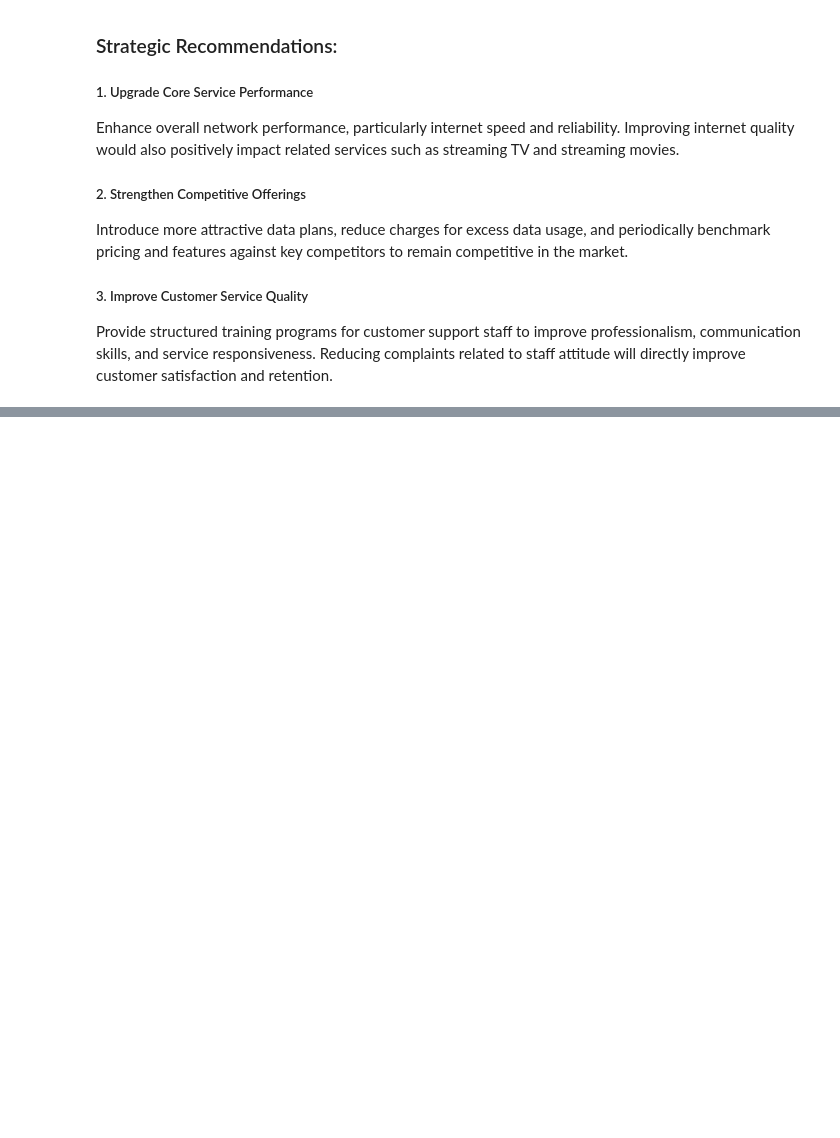
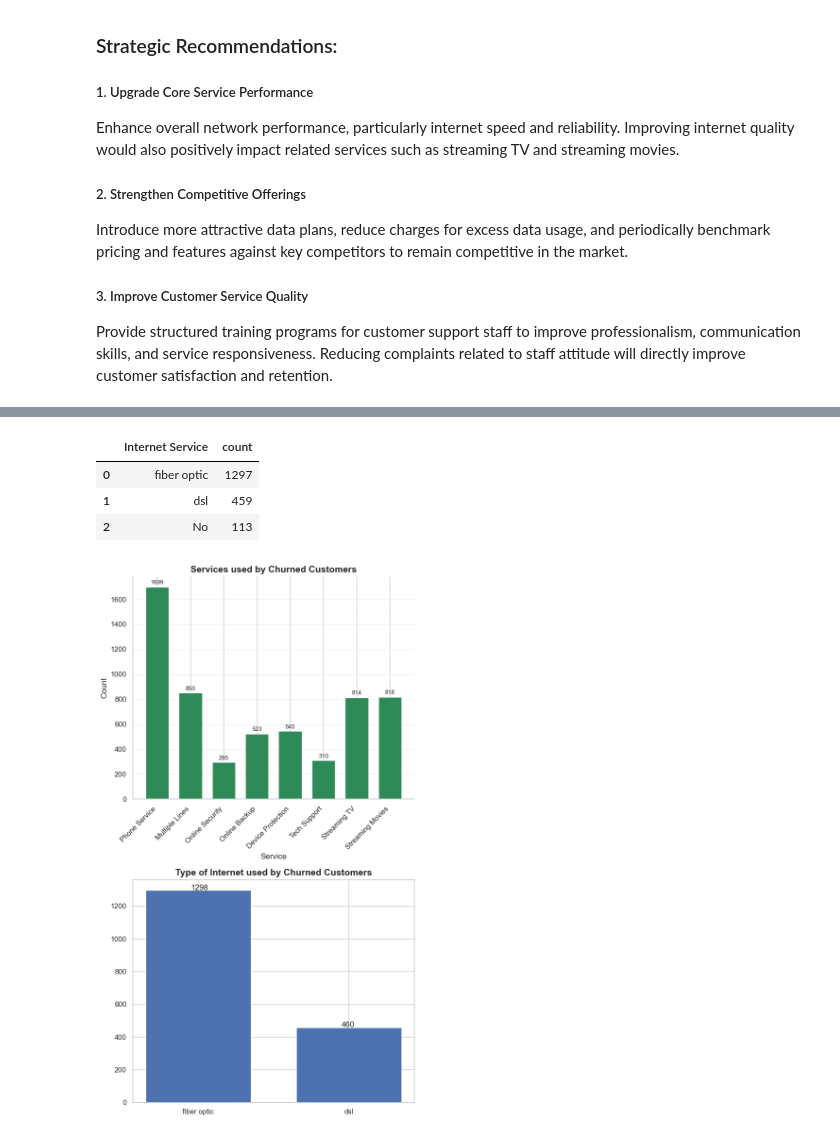
Before and after one commit to mr0ndre/Telco-Customer-Churn-Prediction-, a Jupyter notebook: notebooks/Data Analysis.ipynb, the cells around one changed output, grey strips where cells are left out. Cells and saved outputs as stored; diff of their text form; code cells hidden in the pictures; blank space fills up the shorter version.

Commit message:
Finalised Data Analysis / Visualization

```diff
--- a/notebooks/Data Analysis.ipynb
+++ b/notebooks/Data Analysis.ipynb
@@ -212,0 +270,47 @@ Provide structured training programs for customer support staff to improve profe
+# %%
+
+df_internet = df_churned_services['Internet Service'].value_counts()
+df_internet = pd.DataFrame(df_internet).reset_index()
+
+df_internet
+# %% [output]
+|  | Internet Service | count |
+| 0 | fiber optic | 1297 |
+| 1 | dsl | 459 |
+| 2 | No | 113 |
+# %%
+import numpy as np
+import matplotlib.pyplot as plt
+
+
+fig, ax = plt.subplots(2, 1, figsize=(7, 12))
+
+services = df_service_counts['Service'].values
+x = np.arange(len(services))
+width = 0.7
+
+ax[0].bar(x, df_service_counts['Yes'], width, label='Yes', color='#2E8B57')
+
+
+ax[0].set_xlabel('Service', fontsize=12)
+ax[0].set_ylabel('Count', fontsize=12)
+ax[0].set_title('Services used by Churned Customers', fontsize=14, fontweight='bold')
+ax[0].set_xticks(x)
+ax[0].set_xticklabels(services, rotation=45, ha='right')
+ax[0].grid(axis='y', alpha=0.3)
+ax[0].spines['top'].set_visible(False)
+ax[0].spines['right'].set_visible(False)
+
+
+for i, (no_val, yes_val) in enumerate(zip(df_service_counts['No'], df_service_counts['Yes'])):
+    ax[0].text(i, yes_val + 10, int(yes_val), ha='center', va='bottom', fontsize=9)
+
+ax[1].bar(df_internet['Internet Service'].drop(index=2), df_internet['count'].drop(index=2), 0.7)
+ax[1].set_title('Type of Internet used by Churned Customers', fontsize=14, fontweight='bold')
+ax[1].text(-0.05, df_internet['count'][0] + 1, df_internet['count'][0] + 1)
+ax[1].text(0.95, df_internet['count'][1] + 1, df_internet['count'][1] + 1)
+
+plt.tight_layout()
+plt.show()
+# %% [output]
+[figure, added]
```
Also changed, not shown: parts of 10 cells of this notebook.
